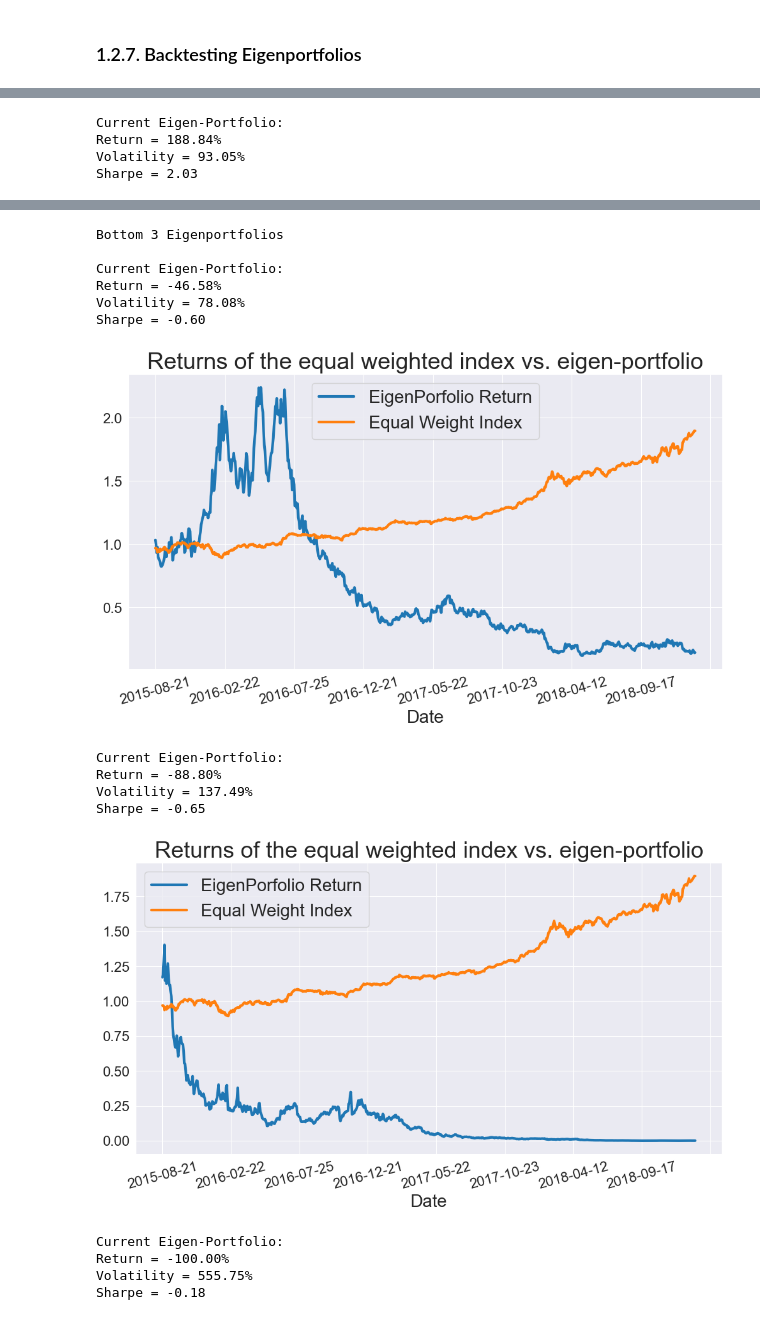
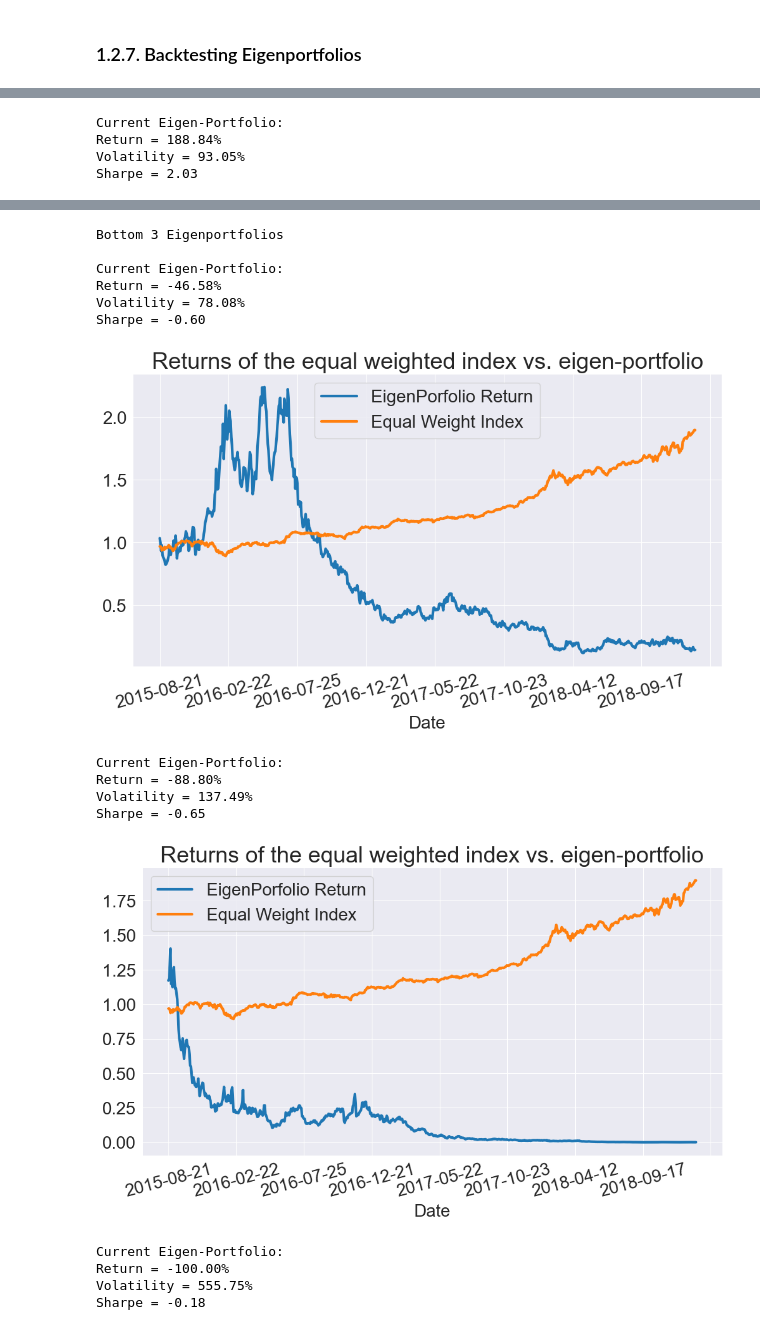
Before and after one commit to MJ-Peters/ADFT-Portfolio-Management-Coursework, a Jupyter notebook: CD22398.ipynb, the cells around one changed output, grey strips where cells are left out. Drawn from its saved outputs; the diff is of its cells as text; code cells hidden in the pictures.

```diff
--- a/CD22398.ipynb
+++ b/CD22398.ipynb
@@ -665,8 +678,8 @@ def Backtest(eigen):
     plt.legend(fontsize=20)
     plt.title("Returns of the equal weighted index vs. eigen-portfolio", fontsize=26)
     plt.xlabel("Date", fontsize=20)
-    plt.xticks(fontsize=16, rotation=15)
-    plt.yticks(fontsize=16)
+    plt.xticks(fontsize=20, rotation=15)
+    plt.yticks(fontsize=20)
     plt.show()
 
 
@@ -702,15 +715,15 @@ Sharpe = 2.03
 Bottom 3 Eigenportfolios
 
 Current Eigen-Portfolio:
 Return = -46.58%
 Volatility = 78.08%
 Sharpe = -0.60
-[figure, old version]
+[figure, new version]
 Current Eigen-Portfolio:
 Return = -88.80%
 Volatility = 137.49%
 Sharpe = -0.65
-[figure, old version]
+[figure, new version]
 Current Eigen-Portfolio:
 Return = -100.00%
 Volatility = 555.75%
```
Also changed, not shown: parts of 5 cells of this notebook.
